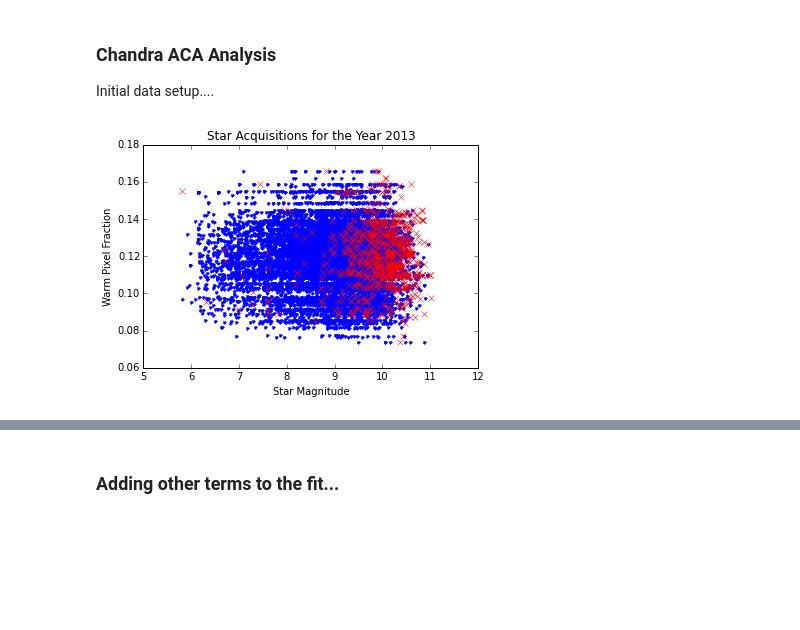
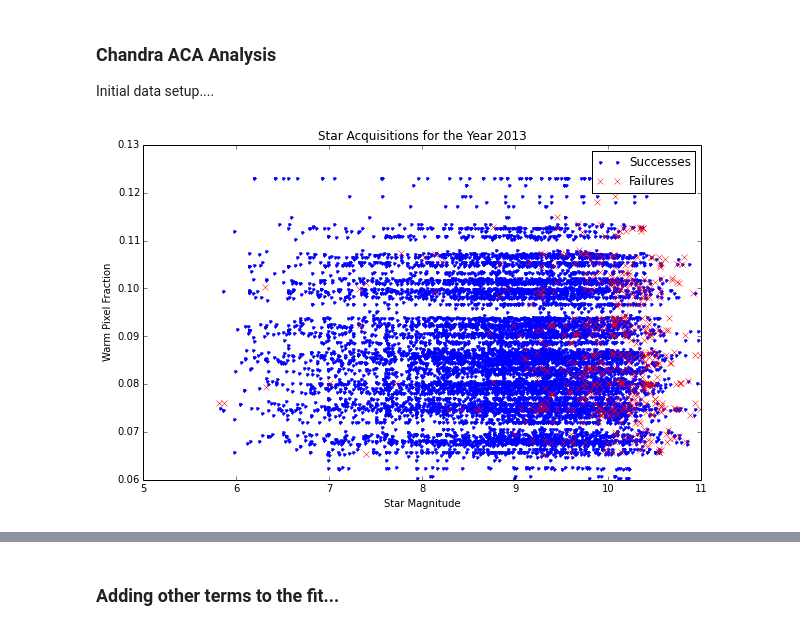
Before and after one commit to sot/aca_stats, a Jupyter notebook: bayesRegress/ChandraAnalysis.ipynb, the cells around one changed output, grey strips where cells are left out. Drawn from its saved outputs; the diff is of its cells as text; code cells hidden in the pictures; blank space fills up the shorter version.

```diff
--- a/bayesRegress/ChandraAnalysis.ipynb
+++ b/bayesRegress/ChandraAnalysis.ipynb
@@ -37,19 +43,22 @@ for acq in acq_data:
     acq.tstart_quarter = f.quarter_bin(acq.tstart_jyear)
 # %%
 #Subsetting the data to a particular year
-yr2013 = f.smlset(acq_data, 'year', 2013)
+yr2013 = f.smlset(acq_data, 'year', 2012)
 yr2013_s = f.smlset(yr2013, 'obc_id', 'ID')
 yr2013_f = f.smlset(yr2013, 'obc_id', 'NOID')
 # %%
 F = plt.figure()
-plt.plot(yr2013_s['mag'], yr2013_s['warm_pix'], marker='.', linestyle='')
-plt.plot(yr2013_f['mag'], yr2013_f['warm_pix'], marker='x', linestyle='', color='red')
+p1, = plt.plot(yr2013_s['mag'], yr2013_s['warm_pix'], marker='.', linestyle='')
+p2, = plt.plot(yr2013_f['mag'], yr2013_f['warm_pix'], marker='x', linestyle='', color='red')
+plt.legend([p1,p2],['Successes', "Failures"])
 plt.title('Star Acquisitions for the Year 2013')
 plt.xlabel('Star Magnitude')
 plt.ylabel('Warm Pixel Fraction')
+F.set_size_inches(10,6)
+F.savefig('yr2013_warmpix_by_mag.pdf', type='pdf')
 plt.show()
 # %% [output]
-[figure, old version]
+[figure, new version]
 # %%
 nbins = np.arange(6,11.75,0.25)
 
```
Also changed, not shown: parts of 15 cells of this notebook, 2 other files.
